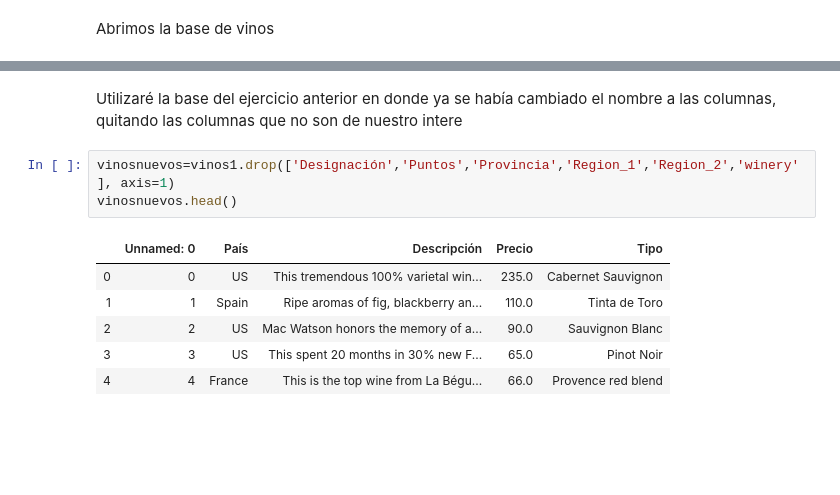
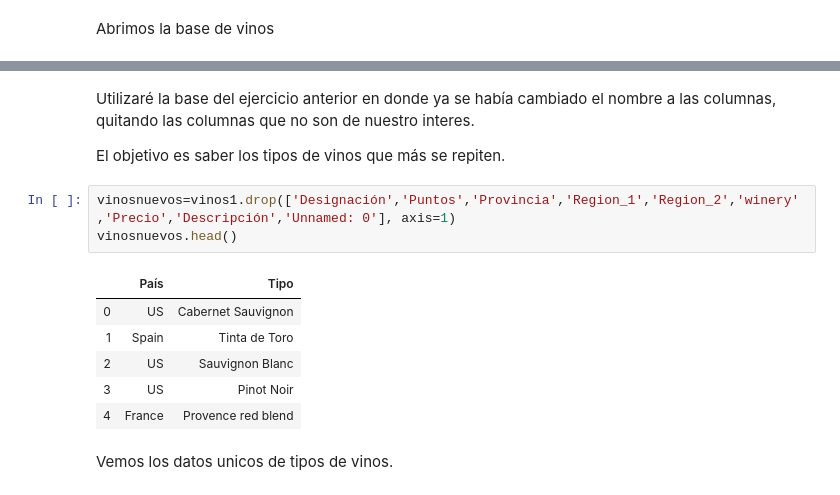
Before and after one commit to LizbethBolado/Mineria-de-datos, a Jupyter notebook: Practica 2 (Visualización de los datos).ipynb, the cells around one changed output, grey strips where cells are left out. Saved outputs shown, nothing was run; the diff lists cells and outputs as text; blank space fills up the shorter version.

```diff
--- a/Practica 2 (Visualización de los datos).ipynb
+++ b/Practica 2 (Visualización de los datos).ipynb
@@ -271,12 +287,16 @@ Executing transaction: ...working... done
 # %% [markdown]
-Utilizaré la base del ejercicio anterior en donde ya se había cambiado el nombre a las columnas, quitando las columnas que no son de nuestro intere
+Utilizaré la base del ejercicio anterior en donde ya se había cambiado el nombre a las columnas, quitando las columnas que no son de nuestro interes.
+
+El objetivo es saber los tipos de vinos que más se repiten.
 # %%
-vinosnuevos=vinos1.drop(['Designación','Puntos','Provincia','Region_1','Region_2','winery'], axis=1)
+vinosnuevos=vinos1.drop(['Designación','Puntos','Provincia','Region_1','Region_2','winery','Precio','Descripción','Unnamed: 0'], axis=1)
 vinosnuevos.head()
 # %% [output]
-|  | Unnamed: 0 | País | Descripción | Precio | Tipo |
-| 0 | 0 | US | This tremendous 100% varietal win... | 235.0 | Cabernet Sauvignon |
-| 1 | 1 | Spain | Ripe aromas of fig, blackberry an... | 110.0 | Tinta de Toro |
-| 2 | 2 | US | Mac Watson honors the memory of a... | 90.0 | Sauvignon Blanc |
-| 3 | 3 | US | This spent 20 months in 30% new F... | 65.0 | Pinot Noir |
-| 4 | 4 | France | This is the top wine from La Bégu... | 66.0 | Provence red blend |
+|  | País | Tipo |
+| 0 | US | Cabernet Sauvignon |
+| 1 | Spain | Tinta de Toro |
+| 2 | US | Sauvignon Blanc |
+| 3 | US | Pinot Noir |
+| 4 | France | Provence red blend |
+# %% [markdown]
+Vemos los datos unicos de tipos de vinos.
```
Also changed, not shown: parts of 10 cells of this notebook, 2 other files.
